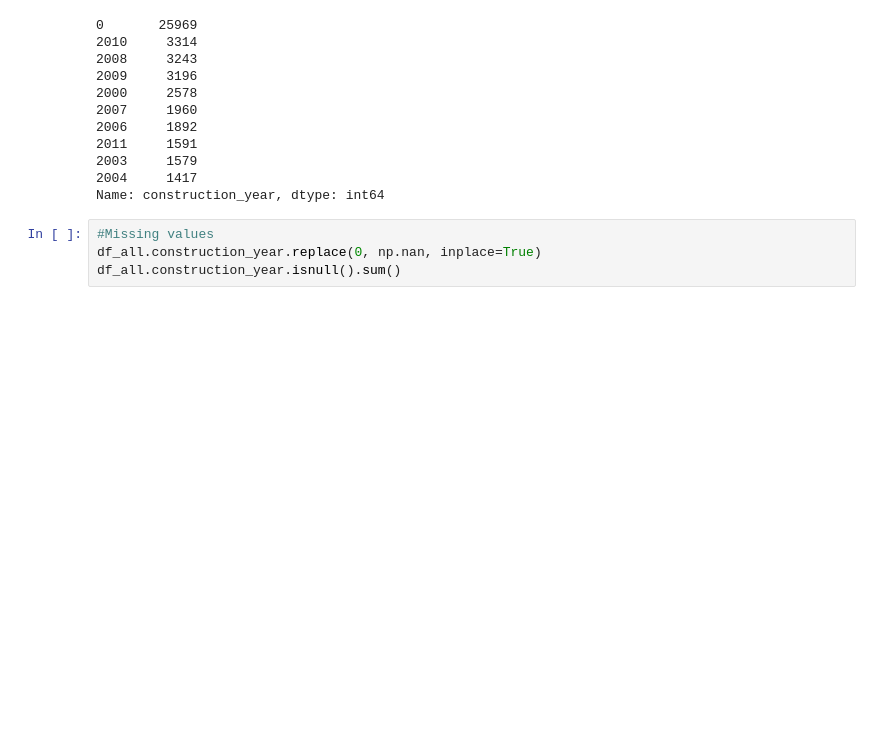
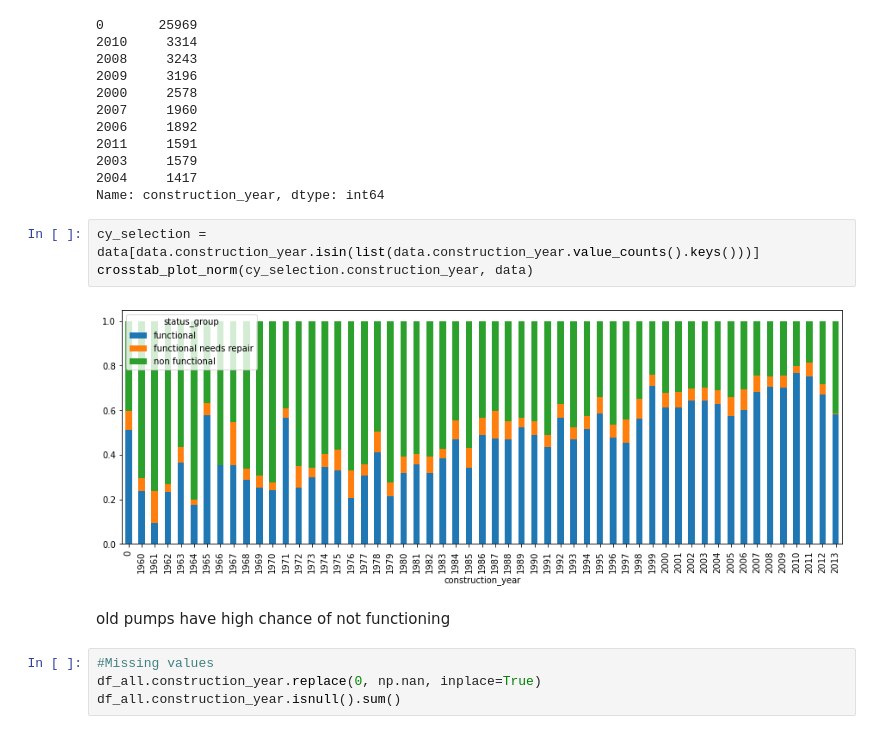
Before and after one commit to kavindaperera/pump-it-up-170446l, a Jupyter notebook: pump-it-up-notebook-xgboost.ipynb, the cells around one changed output. Cells and saved outputs as stored; diff of their text form; blank space fills up the shorter version.

```diff
--- a/pump-it-up-notebook-xgboost.ipynb
+++ b/pump-it-up-notebook-xgboost.ipynb
@@ -830,6 +916,15 @@ df_all.construction_year.value_counts()[:10]
 2003     1579
 2004     1417
 Name: construction_year, dtype: int64
+# %%
+cy_selection = data[data.construction_year.isin(list(data.construction_year.value_counts().keys()))]
+crosstab_plot_norm(cy_selection.construction_year, data)
+# %% [output]
+[figure, added]
+# %% [markdown]
+
+
+old pumps have high chance of not functioning
 # %%
 #Missing values
 df_all.construction_year.replace(0, np.nan, inplace=True)
```
Also changed, not shown: parts of 45 cells of this notebook.
